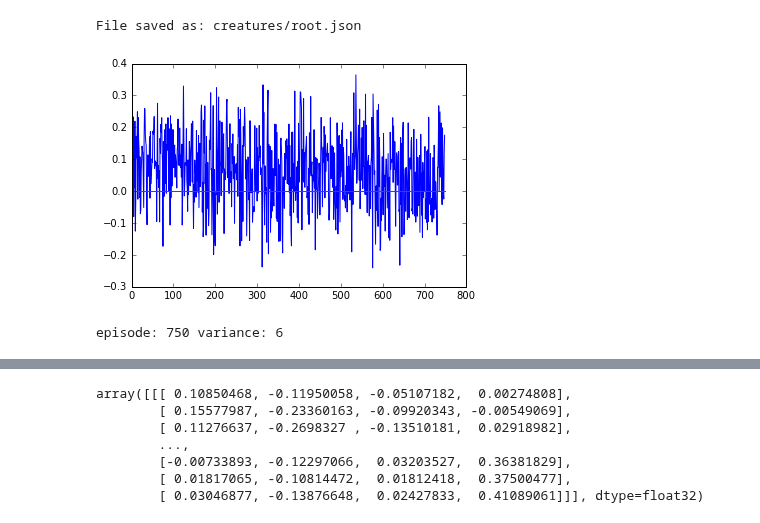
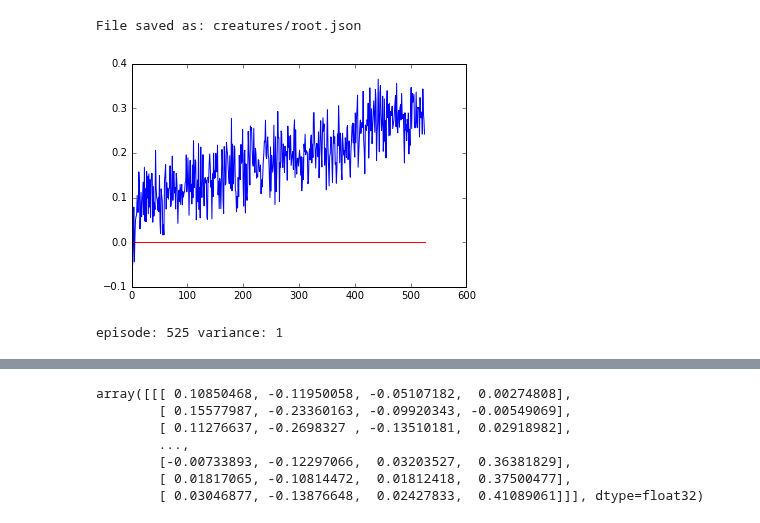
Before and after one commit to JonComo/stumbly, a Jupyter notebook: policy_lstm2.ipynb, the cells around one changed output, grey strips where cells are left out. Cells and saved outputs as stored; diff of their text form; code cells hidden in the pictures.

Commit message:
training somewhat well

```diff
--- a/policy_lstm2.ipynb
+++ b/policy_lstm2.ipynb
@@ -83,7 +83,7 @@ def features(time_step=0):
         r = (j.upperLimit - j.lowerLimit) if j.limitEnabled else np.pi*2.0
         a %= r
         a = a * 2.0 - 1.0
-        f += [a]
+        #f += [a]
         #f += [np.tanh(j.speed)]
 
     for b in engine.bodies:
@@ -115,13 +115,13 @@ def features(time_step=0):
 
 
 PHYS_STEPS = 20
-variance = 6 # increase or decrease deviation from means output by nn
+variance = 1 # increase or decrease deviation from means output by nn
 
 # model
-TIMESTEPS = 64 # timesteps per episode
+TIMESTEPS = 128 # timesteps per episode
 
 X_DIM = features(0).shape[1]
-H_DIM = 64
+H_DIM = 32
 Y_DIM = joint_count
 
 model = lstm.LSTMNetwork(x_dim=X_DIM, h_dim=H_DIM, y_dim=Y_DIM,
@@ -137,10 +137,18 @@ def train(n=8):
 
         S = PAIRS[idx][0]
         T = PAIRS[idx][1]
-        total_reward = PAIRS[idx][2]
+        R_trace = PAIRS[idx][2]
 
-        h0 = np.zeros([1, H_DIM])
-        c0 = np.zeros([1, H_DIM])
+        S_Noise = []
+        for x in S:
+            S_Noise += [x + np.random.randn(x.shape[0], x.shape[1]) * 0.01]
+
+        #h0 = np.zeros([1, H_DIM])
+        #c0 = np.zeros([1, H_DIM])
+
+        h0 = np.random.random_sample([1, H_DIM]) * .01
+        c0 = np.random.random_sample([1, H_DIM]) * .01
+
 
         model.ff(S, h0, c0)
 
@@ -148,10 +156,10 @@ def train(n=8):
         for i in range(TIMESTEPS-1):
             h = model.outputs[i].h
             dy = h - T[i]
-            dy *= total_reward
+            dy *= R_trace[i]
             dys += [dy]
 
-        model.bp(dys, learning_rate=0.0001)
+        model.bp(dys, learning_rate=0.001)
 
 rs = []
 total_r = 0.0
@@ -181,10 +189,14 @@ while running:
 
     S = [] # keep list of states
     T = [] # keep list of torques
+    R = [] # keep list of rewards
 
     # lstm state vectors
     h = np.zeros([1, H_DIM])
     c = np.zeros([1, H_DIM])
+
+    #h = np.random.random_sample([1, H_DIM])
+    #c = np.random.random_sample([1, H_DIM])
 
     total_r = 0.0
     t = 0
@@ -255,13 +267,6 @@ while running:
         else:
             torques = means
 
-
-        # keep track of features
-        S += [x]
-
-        # keep track of torques
-        T += [torques]
-
         start_p = engine.body_position()
 
         for i, j in enumerate(engine.joints):
@@ -295,43 +300,65 @@ while running:
         total_r += reward
 
 
+        # keep track of features, torques, and rewards
+        S += [x]
+        T += [torques]
+        R += [reward]
+
         #if speedup and np.random.randint(0, 10) == 0:
         #    direction = np.random.randint(0, 3) - 1
 
 
         if end_p[0] > engine.width/2 + 400:
             engine.set_position((engine.width/2 - 350, end_p[1]), zero_vel=False)
         elif end_p[0] < engine.width/2 - 400:
             engine.set_position((engine.width/2 + 350, end_p[1]), zero_vel=False)
 
         if not speedup:
             engine.window.draw_matrices(matrices, recalc=True)
 
         if t >= TIMESTEPS - 1:
             reset = True
 
+            # calculate trace
+            r = 0
+            R_trace = np.zeros([len(R)])
+            idx = len(R)-1
+            for rr in reversed(R):
+
+                r += rr
+                r *= 0.9
+                R_trace[idx] = r
+                idx -= 1
+
+            #clear_output(wait=True)
+            #plt.plot(R)
+            #plt.plot(R_trace)
+            #plt.plot([0, len(R)], [0, 0], c='r')
+            #plt.show()
+
             # keep track
-            PAIRS += [[S, T, total_r]]
-            if len(PAIRS) > 10:
-                PAIRS = PAIRS[:10]
+            PAIRS += [[S, T, R_trace]]
+            if len(PAIRS) > 32:
+                PAIRS = PAIRS[-32:]
 
             # train
             if len(PAIRS) > 0:
-                train()
+                train(n=4)
 
 
             if episode % 10 == 0:
                 engine.window.clear()
                 engine.window.draw_matrices(matrices, recalc=True)
                 engine.window.draw_text(text)
                 engine.render()
 
         t += 1
 
 engine.close()
 # %% [output]
-[figure, old version]
+[figure, new version]
-episode: 750 variance: 6
+episode: 525 variance: 1
 # %%
 from keras.models import Sequential
 from keras.layers import Dense, Activation, LSTM, TimeDistributed
```
Also changed, not shown: parts of 2 cells of this notebook.
